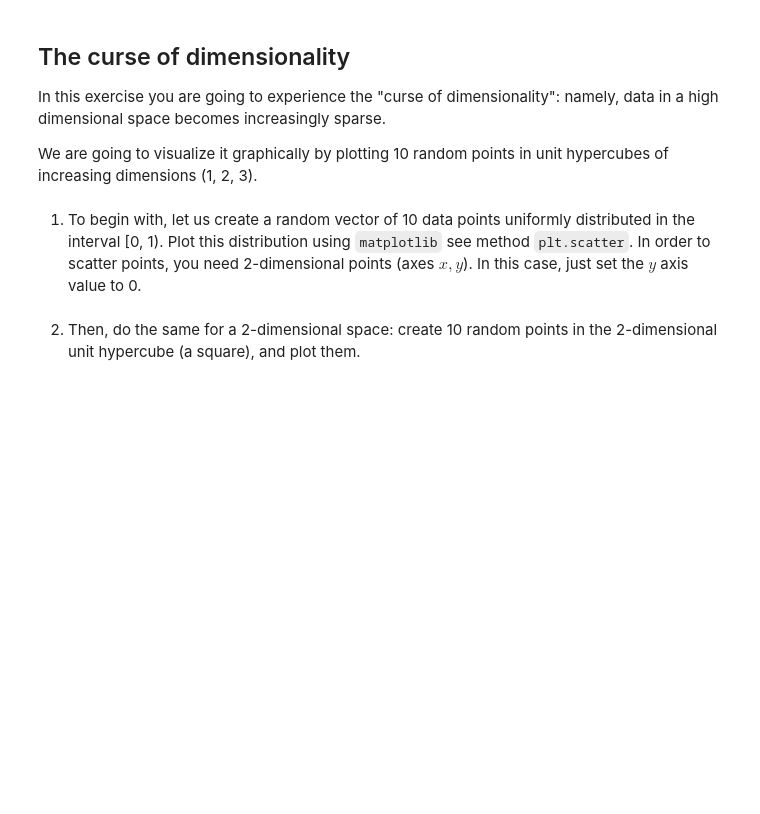
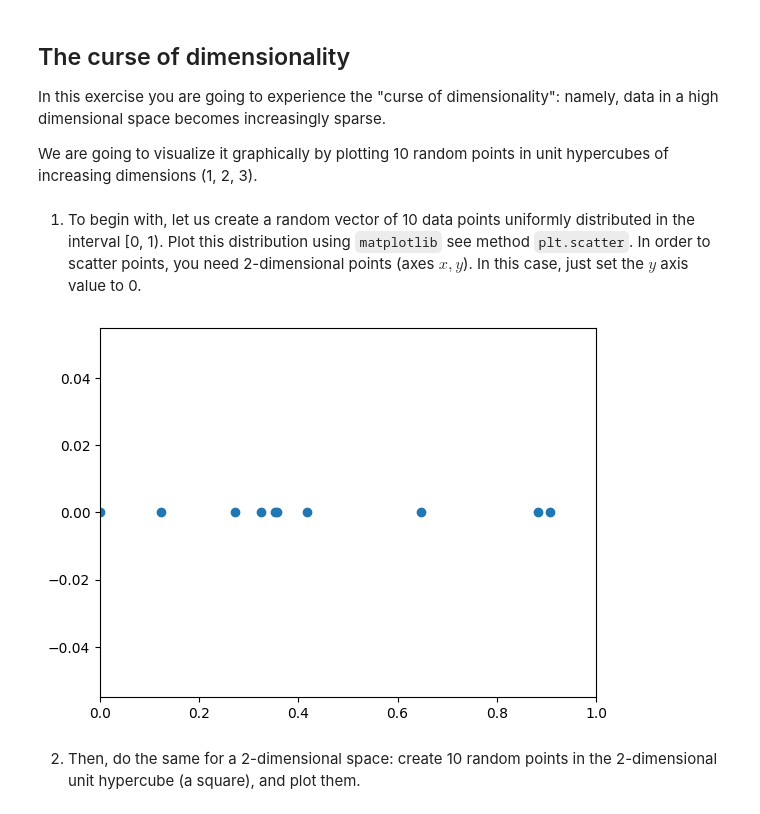
Before and after one commit to PaulSeipl/DLLab, a Jupyter notebook: 01_ex.ipynb, the cells around one changed output. Drawn from its saved outputs; the diff is of its cells as text; code cells hidden in the pictures; blank space fills up the shorter version.

```diff
--- a/01_ex.ipynb
+++ b/01_ex.ipynb
@@ -363,7 +384,12 @@ import matplotlib.pyplot as plt
 # %%
 ## 1: Create 10 points in 1 dimension, and plot them on a line.
 
-data1d = None  # Make sure its shape is (10, 1)
+data1d = np.random.rand(10) # Make sure its shape is (10, 1)
+plt.scatter(data1d, np.zeros(10))
+plt.xlim(0,1)
+plt.show()
+# %% [output]
+[figure, added]
 # %% [markdown]
 2) Then, do the same for a 2-dimensional space: create 10 random points in the 2-dimensional unit hypercube (a square), and plot them.
 # %%
```
Also changed, not shown: parts of 9 cells of this notebook.
